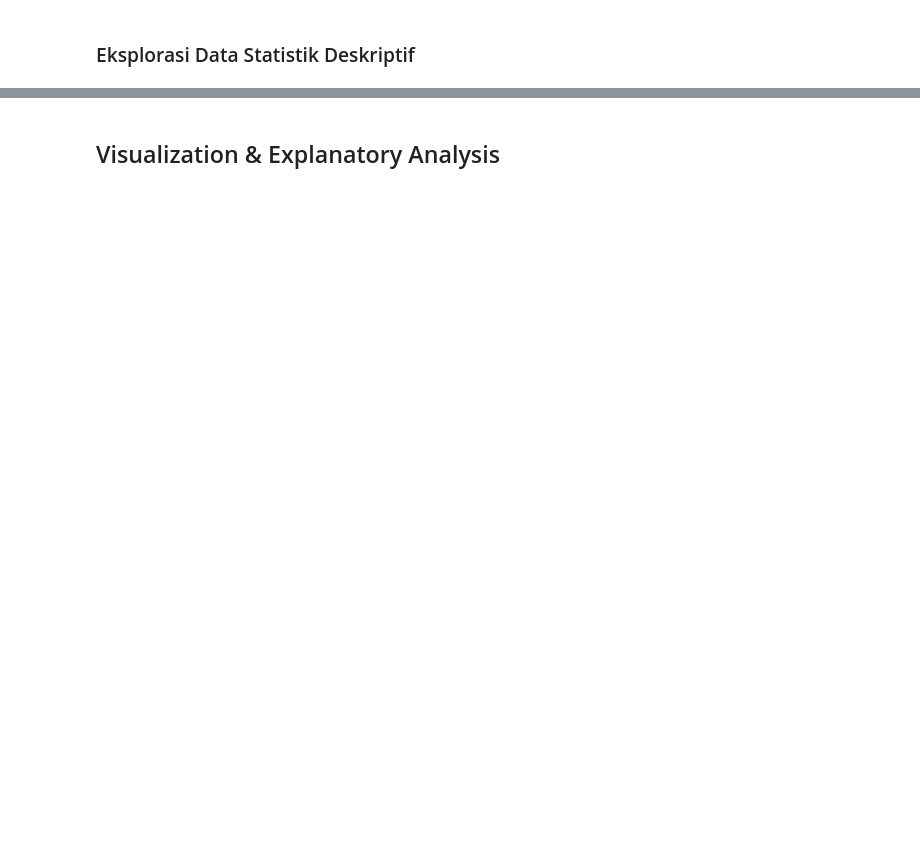
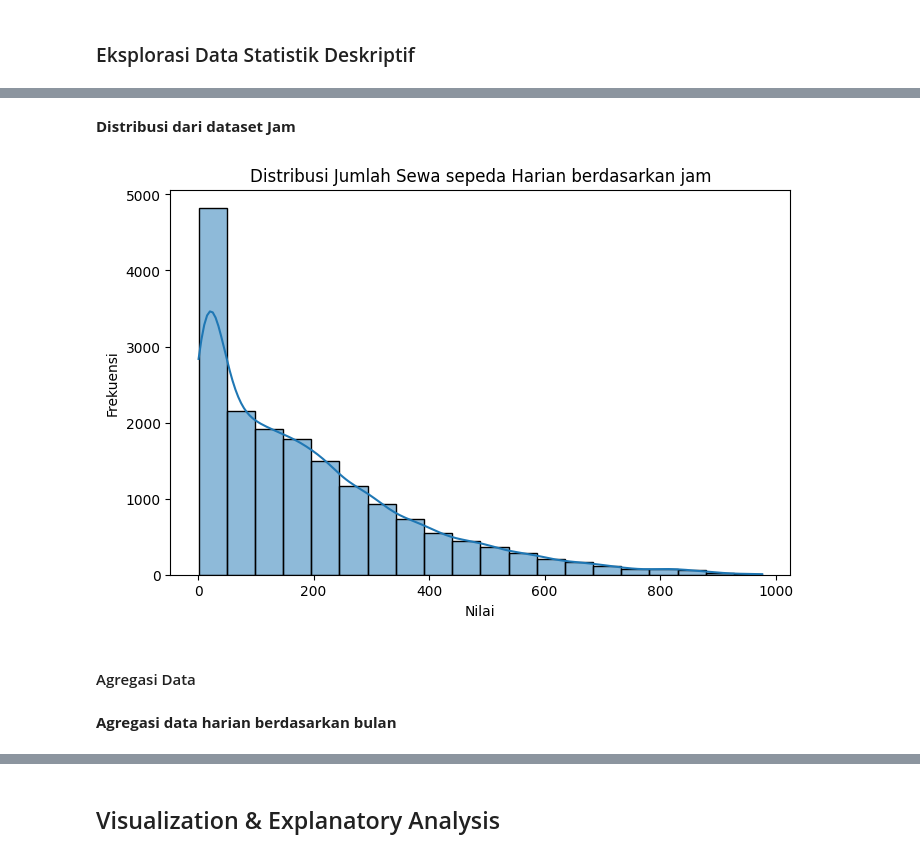
Before and after one commit to Prcksp/proyek_analisis_data, a Jupyter notebook: Proyek_Analisis_Data.ipynb, the cells around one changed output, grey strips where cells are left out. Saved outputs shown, nothing was run; the diff lists cells and outputs as text; code cells hidden in the pictures; blank space fills up the shorter version.

```diff
--- a/Proyek_Analisis_Data.ipynb
+++ b/Proyek_Analisis_Data.ipynb
@@ -196,0 +288,15 @@ Statistik Data Per Jam:
+# %% [markdown]
+**Distribusi dari dataset Jam**
+# %%
+plt.figure(figsize=(8, 5))
+sns.histplot(hour_df['cnt'], bins=20, kde=True)
+plt.title("Distribusi Jumlah Sewa sepeda Harian berdasarkan jam")
+plt.xlabel("Nilai")
+plt.ylabel("Frekuensi")
+plt.show()
+# %% [output]
+[figure, added]
+# %% [markdown]
+#### Agregasi Data
+# %% [markdown]
+**Agregasi data harian berdasarkan bulan**
```
Also changed, not shown: parts of 32 cells of this notebook.
